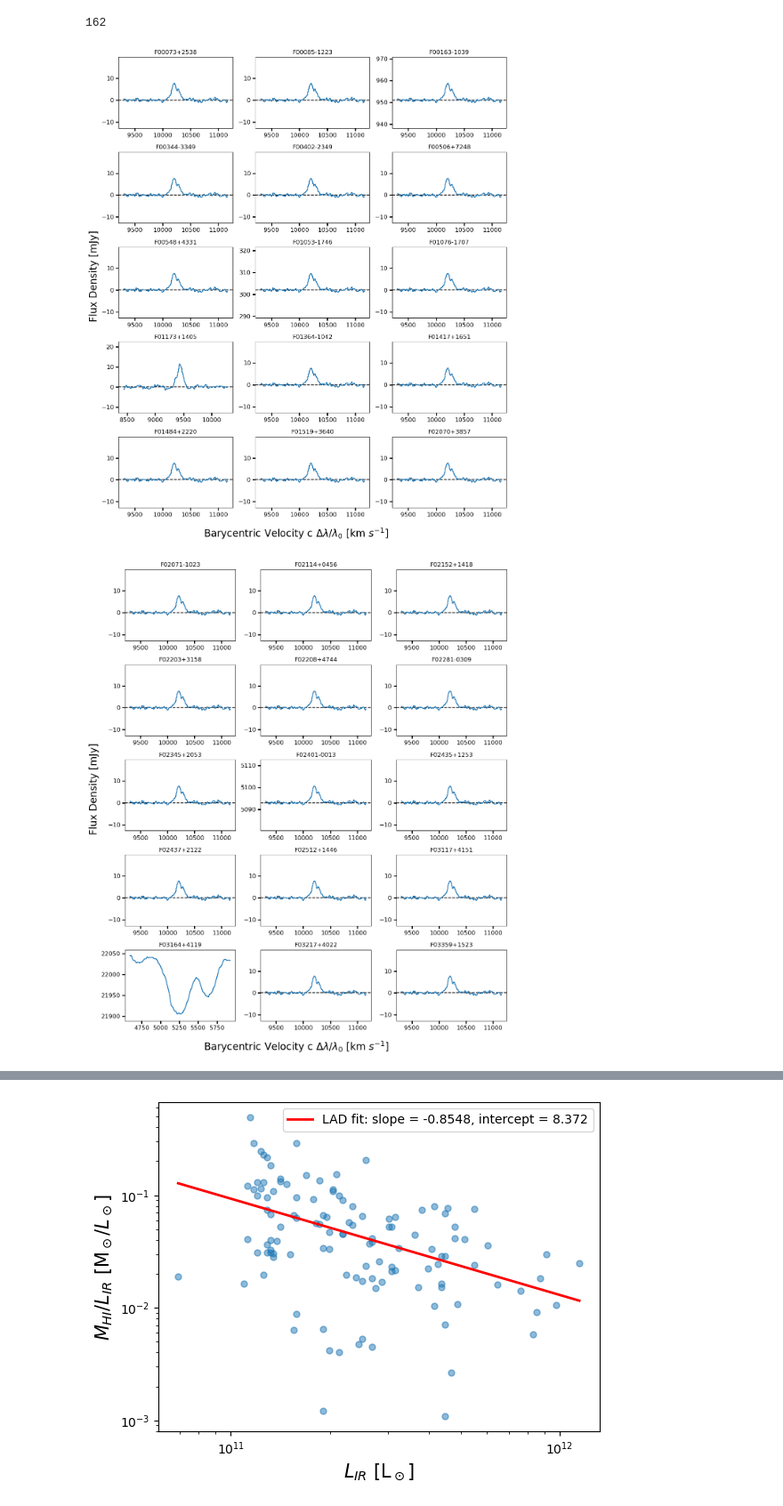
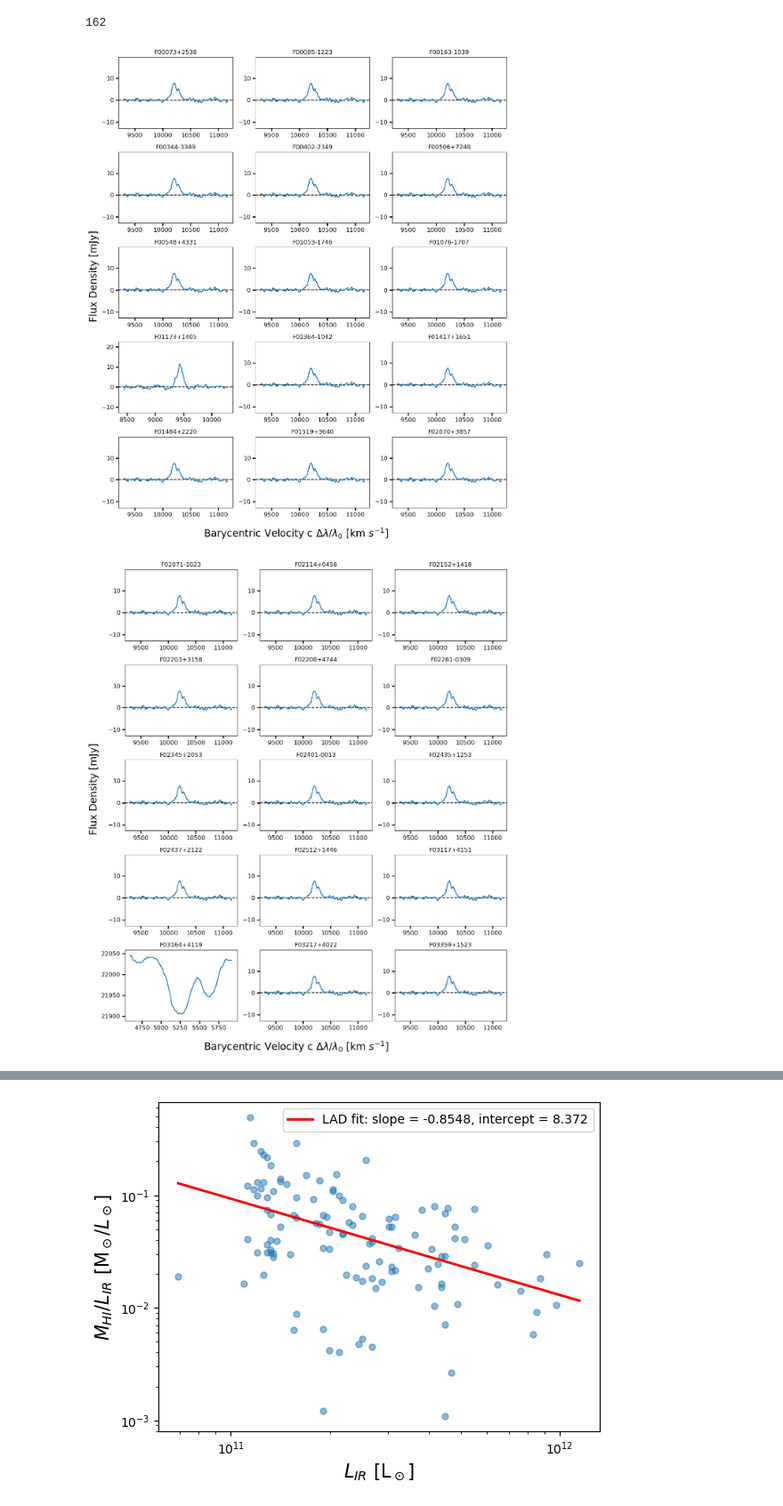
Before and after one commit to MatthewMotuz/GBO_REU, a Jupyter notebook: GOALS/GOALS_v3.ipynb, the cells around one changed output, grey strips where cells are left out. Shown at 89% size. Cells and saved outputs as stored; diff of their text form; code cells hidden in the pictures.

```diff
--- a/GOALS/GOALS_v3.ipynb
+++ b/GOALS/GOALS_v3.ipynb
@@ -31,18 +31,18 @@ for filename in txt_files:
     except Exception as e:
         print(f"Skipping {filename}: {e}")
 
-# Apply CFD correction to valid_data if CFDSign is NaN
-for idx, file in enumerate(valid_files):
-    # Remove '_v1.txt' to match with df2.name
-    base_name = file.replace('_v1.txt', '')
-    match = df2[df2['name'] == base_name]
-    if not match.empty:
-        cfd_sign = match['CFDSign'].values[0]
-        cfd = match['CFD'].values[0]
-        if base_name == 'F05053-0805':
-            valid_data[idx][1] = valid_data[idx][1] - np.median(valid_data[idx][1])
-        if pd.isna(cfd_sign):
-            valid_data[idx][1] = valid_data[idx][1] + cfd
+# # Apply CFD correction to valid_data if CFDSign is NaN
+# for idx, file in enumerate(valid_files):
+#     # Remove '_v1.txt' to match with df2.name
+#     base_name = file.replace('_v1.txt', '')
+#     match = df2[df2['name'] == base_name]
+#     if not match.empty:
+#         cfd_sign = match['CFDSign'].values[0]
+#         cfd = match['CFD'].values[0]
+#         if base_name == 'F05053-0805':
+#             valid_data[idx][1] = valid_data[idx][1] - np.median(valid_data[idx][1])
+#         if pd.isna(cfd_sign):
+#             valid_data[idx][1] = valid_data[idx][1] + cfd
 
 
 
@@ -97,35 +97,33 @@ for b in range(num_batches):
             ax.axhline(y=0, color='black', linestyle='--', zorder=1)
         else:
             # Use CFD column instead of non-existent 'Zero'
             cfd_value = df2[df2['name'] == matched_name]['CFD'].values
             if len(cfd_value) > 0:
                 ax.axhline(y=cfd_value[0] * 1000, color='black', linestyle='--', zorder=1)
             else:
                 ax.axhline(y=0, color='black', linestyle='--', zorder=1)
         ax.set_ylim(np.min(batch_data[i][1][start_idx:stop_idx] * 1000) - 10, np.max(batch_data[i][1][start_idx:stop_idx] * 1000) + 10)
         if batch_files[i] == 'F05053-0805_v1.txt':
             ax.axvspan(4300, 4410, color='r', hatch='//', alpha=0.5, zorder=1)
         ax.set_title(matched_name)
         ax.tick_params(axis='both', which='both', length=6, width=2, labelsize=12)
 
-
     # Hide unused subplots in the final (partial) batch
     for j in range(n, len(axes)):
         fig.delaxes(axes[j])
 
     # Shared labels and title
     fig.supxlabel(r'Barycentric Velocity c $\Delta\lambda / \lambda_0$ [km $s^{-1}$]', fontsize=20)
     fig.supylabel('Flux Density [mJy]', fontsize=20)
 
     # Layout adjustments
     plt.tight_layout(rect=[0, 0.05, 1, 0.93])   # Leaves space for suptitle and xlabel
 
-
     fig.subplots_adjust(bottom=0.07)             # Pushes xlabel closer to subplots
 
     plt.show()
-    plt.close(fig)  # Frees memory, prevents layout bleed across figures
+    plt.close(fig)  # Frees memory, prevents layout bleed across
 # %% [output]
 162
-[figure, old version]
+[figure, new version]
-[figure, old version]
+[figure, new version]
```
Also changed, not shown: parts of 3 cells of this notebook.
